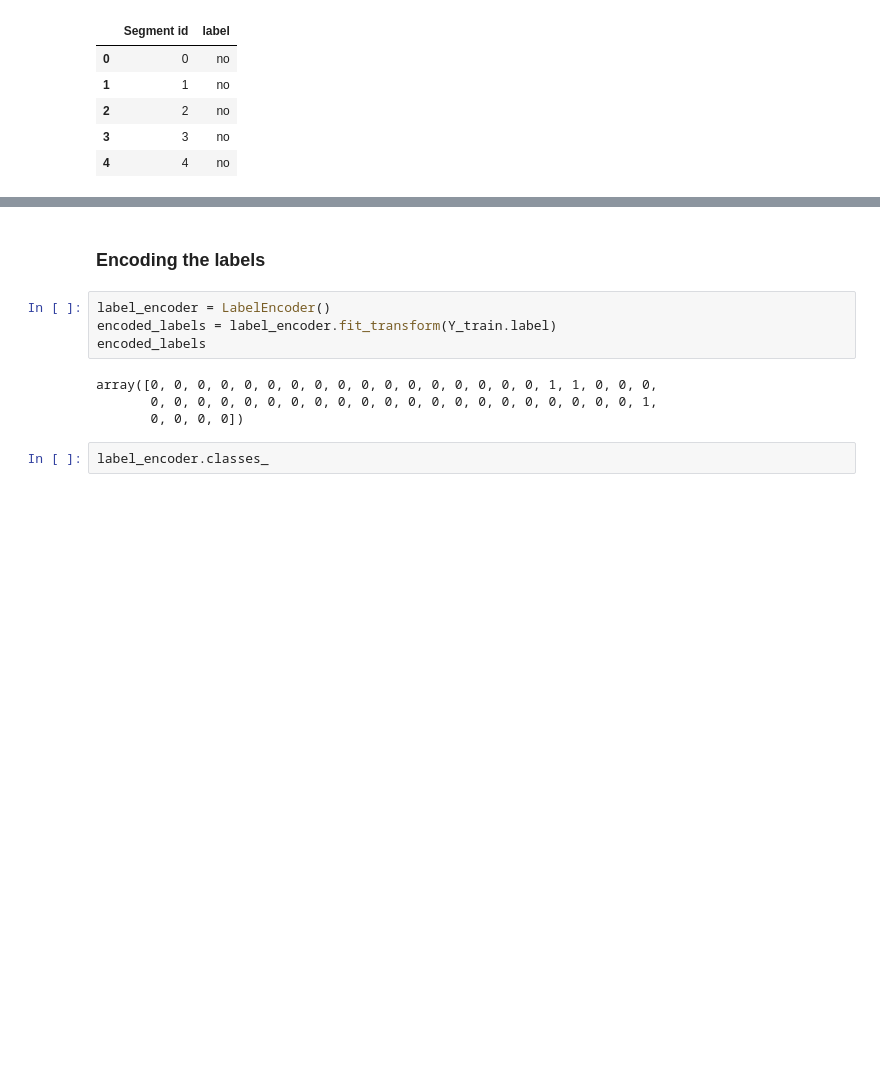
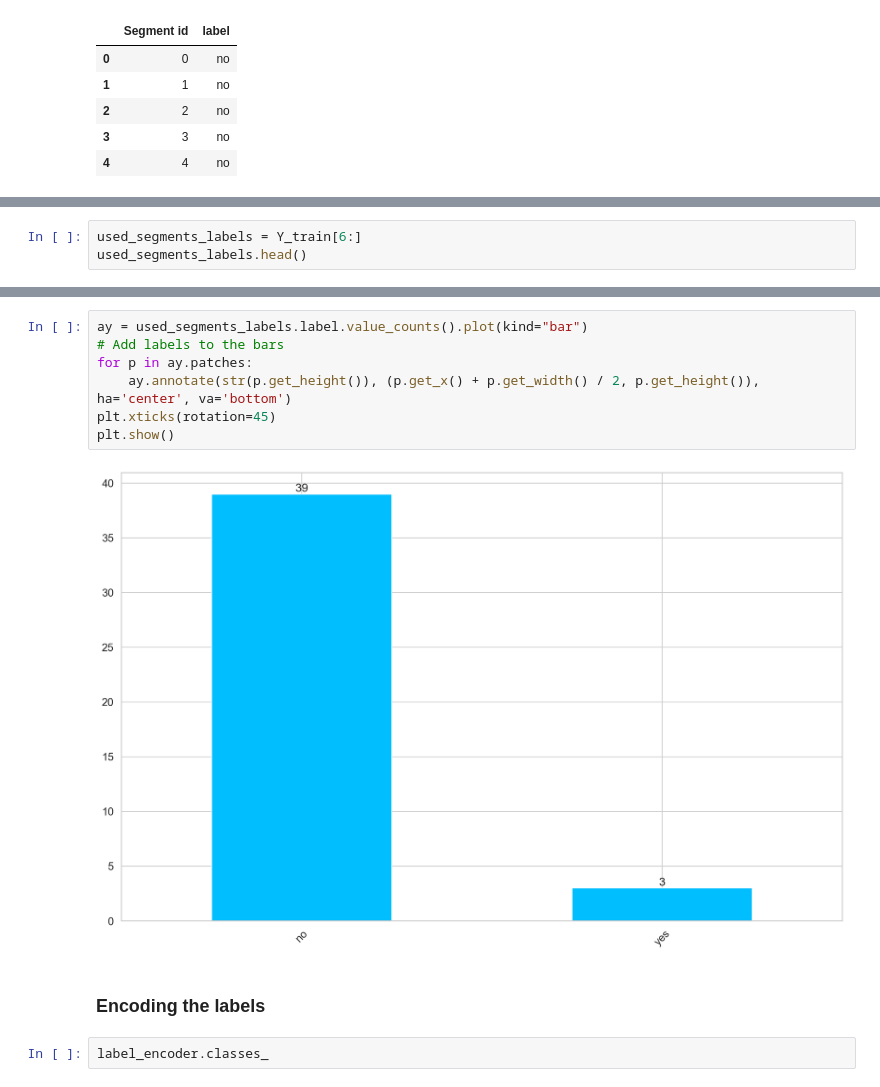
Before and after one commit to lior199707/Robot_Classifiers, a Jupyter notebook: eda_rocket/eda_rocket_model_notebook.ipynb, the cells around one changed output, grey strips where cells are left out. Cells and saved outputs as stored; diff of their text form; blank space fills up the shorter version.

```diff
--- a/eda_rocket/eda_rocket_model_notebook.ipynb
+++ b/eda_rocket/eda_rocket_model_notebook.ipynb
@@ -68,0 +74,3 @@ Y_train.head()
+# %%
+used_segments_labels = Y_train[6:]
+used_segments_labels.head()
@@ -69,13 +84,14 @@ Y_train.head()
+# %%
+ay = used_segments_labels.label.value_counts().plot(kind="bar")
+# Add labels to the bars
+for p in ay.patches:
+    ay.annotate(str(p.get_height()), (p.get_x() + p.get_width() / 2, p.get_height()), ha='center', va='bottom')
+plt.xticks(rotation=45)
+plt.show()
+# %% [output]
+[figure, added]
 # %% [markdown]
 ### Encoding the labels
-# %%
-label_encoder = LabelEncoder()
-encoded_labels = label_encoder.fit_transform(Y_train.label)
-encoded_labels
-# %% [output]
-array([0, 0, 0, 0, 0, 0, 0, 0, 0, 0, 0, 0, 0, 0, 0, 0, 0, 1, 1, 0, 0, 0,
-       0, 0, 0, 0, 0, 0, 0, 0, 0, 0, 0, 0, 0, 0, 0, 0, 0, 0, 0, 0, 0, 1,
-       0, 0, 0, 0])
 # %%
 label_encoder.classes_
 # %% [output]
```
Also changed, not shown: parts of 49 cells of this notebook, 12 other files.
